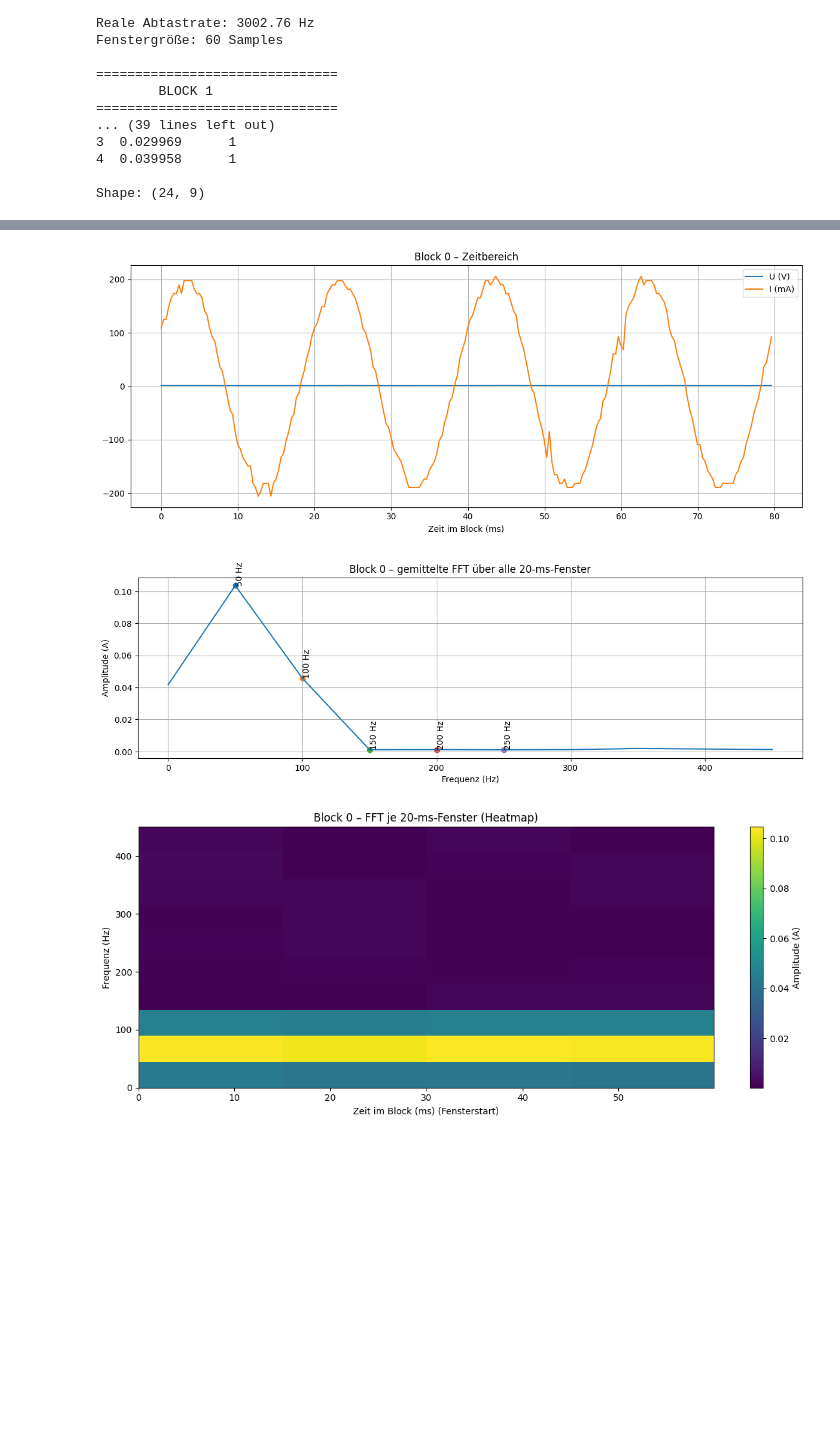
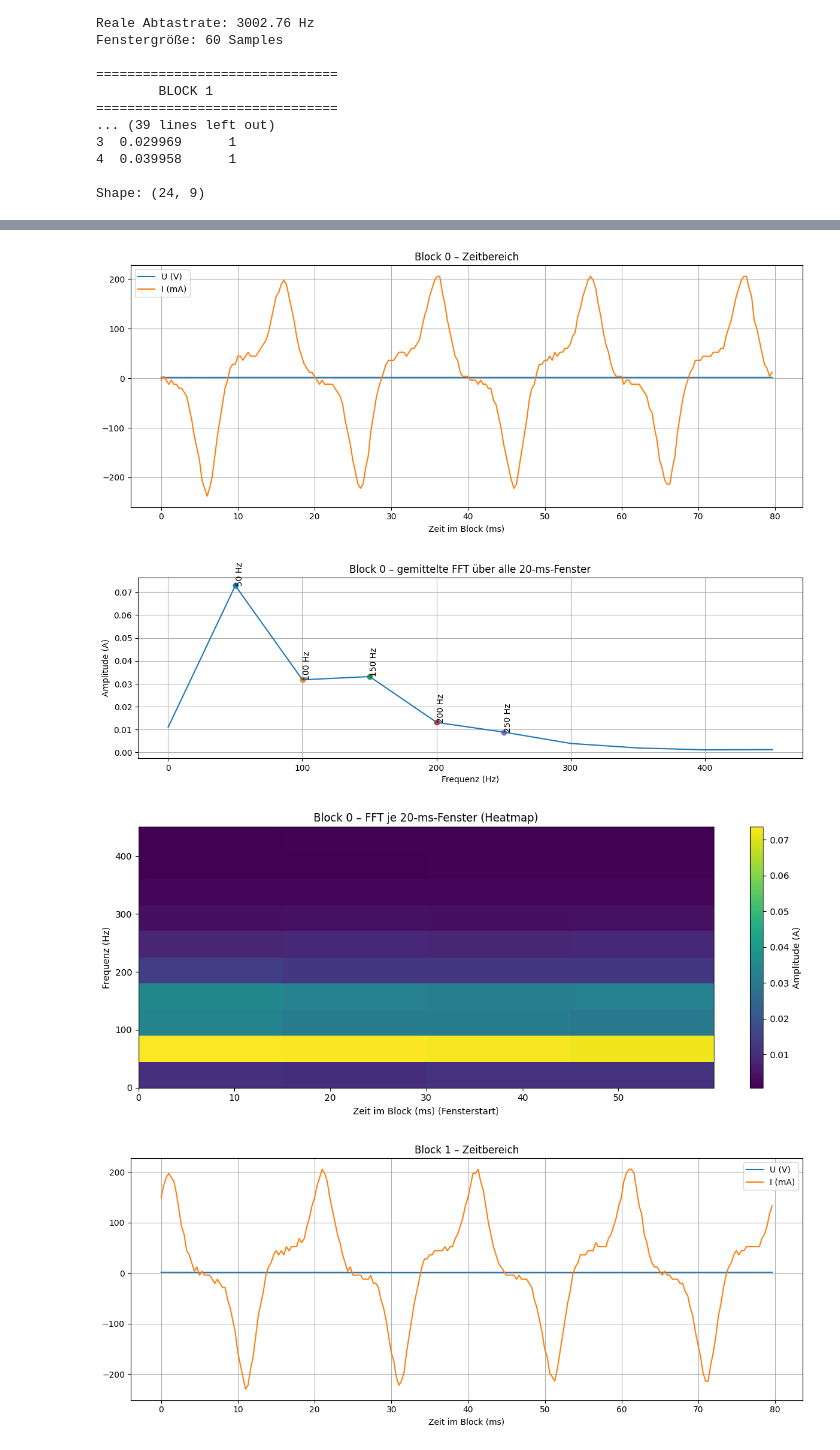
Before and after one commit to Taleb93/SensorSysteme, a Jupyter notebook: abtast.ipynb, the cells around one changed output, grey strips where cells are left out. Saved outputs shown, nothing was run; the diff lists cells and outputs as text; code cells hidden in the pictures; blank space fills up the shorter version.

```diff
--- a/abtast.ipynb
+++ b/abtast.ipynb
@@ -535,7 +535,7 @@ import matplotlib.pyplot as plt
 # =========================
 # Einstellungen
 # =========================
-filename = "ventilator.txt"
+filename = "lötStation_test1.txt"
 
 PERIOD_S = 0.020  # 20 ms = 1 Netzperiode (50 Hz)
 FREQ_TARGETS = [50, 100, 150, 200, 250]
@@ -778,3 +778,4 @@ Gefundene Blöcke:       1
-[figure, old version]
+[figure, new version]
-[figure, old version]
+[figure, new version]
-[figure, old version]
+[figure, new version]
+[figure, added]
```
Also changed, not shown: parts of 5 cells of this notebook, 11 other files.
